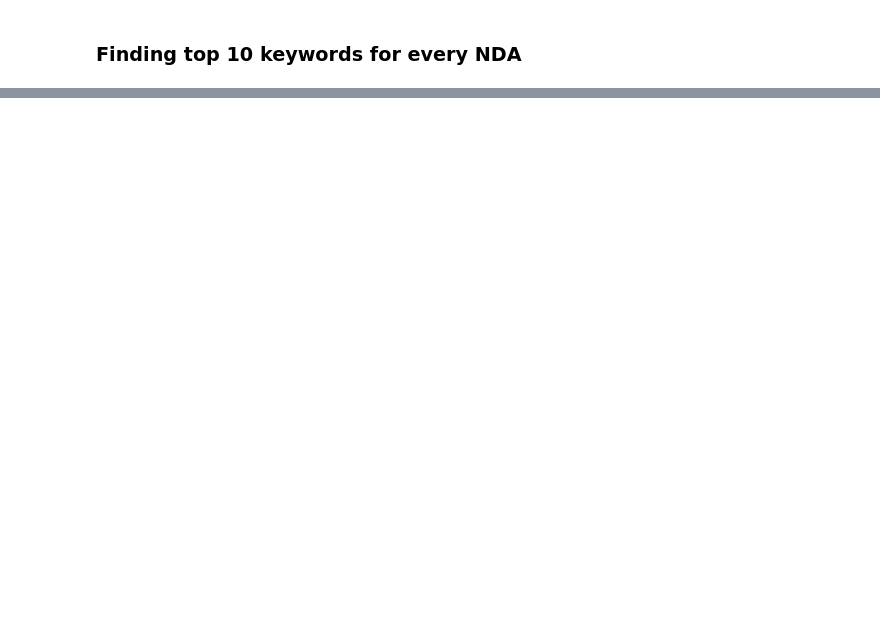
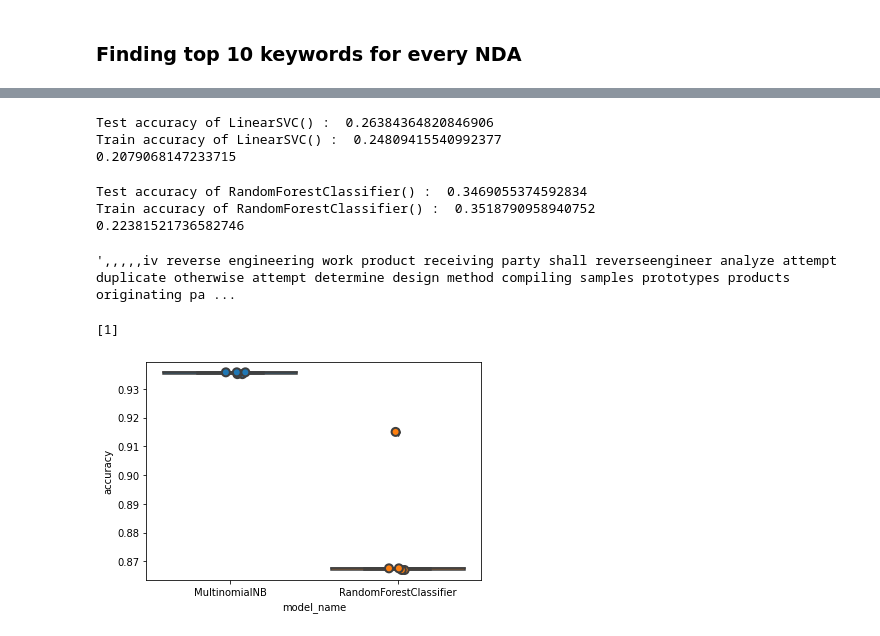
Before and after one commit to sidvsukhi/Text-Summarization-of-T-C, a Jupyter notebook: Project_ContractNLI.ipynb, the cells around one changed output, grey strips where cells are left out. Cells and saved outputs as stored; diff of their text form; code cells hidden in the pictures; blank space fills up the shorter version.

Commit message:
Model implementation changes

```diff
--- a/Project_ContractNLI.ipynb
+++ b/Project_ContractNLI.ipynb
@@ -365,4 +333,0 @@ def preprocess_text(text):
-# %%
-text_nda_df['text'] = text_nda_df['text'].apply(lambda x: preprocess_text(x))
-text_nda_df['text'] = text_nda_df['text'].apply(lambda x: ' '.join(item for item in str(x).split(' ') if item not in stopwords))
-text_nda_df
@@ -500,0 +502,3 @@ print(accuracy_score(y_test, y_pred))
+# %%
+x = text_nda_df['text'].values
+y = text_nda_df['nda_cat'].values
@@ -500,0 +525,37 @@ print(accuracy_score(y_test, y_pred))
+# %%
+from sklearn.ensemble import RandomForestClassifier
+from sklearn.svm import LinearSVC
+
+#X_train, X_test, y_train, y_test = train_test_split(x, y, test_size=0.33, random_state = 43)
+model2 = LinearSVC().fit(X_train_tfidf, y_train)
+y_pred_2 = model2.predict(X_test_counts)
+y_pred_2_train = model2.predict(X_train_counts)
+# %%
+print("Test accuracy of LinearSVC() : ", accuracy_score(y_test, y_pred_2))
+print("Train accuracy of LinearSVC() : ", accuracy_score(y_train, y_pred_2_train))
+print(f1_score(y_test, y_pred_2, average = 'weighted'))
+# %% [output]
+Test accuracy of LinearSVC() :  0.26384364820846906
+Train accuracy of LinearSVC() :  0.24809415540992377
+0.2079068147233715
+# %%
+model3 = RandomForestClassifier(n_estimators=5000,
+                                max_depth=10,
+                                random_state=50,
+                                max_features='sqrt',
+                                criterion='entropy').fit(X_train_tfidf, y_train)
+y_pred_3 = model3.predict(X_test_counts)
+y_pred_3_train = model3.predict(X_train_counts)
+
+print("Test accuracy of RandomForestClassifier() : ", accuracy_score(y_test, y_pred_3))
+print("Train accuracy of RandomForestClassifier() : ", accuracy_score(y_train, y_pred_3_train))
+print(f1_score(y_test, y_pred_3, average = 'weighted'))
+# %% [output]
+Test accuracy of RandomForestClassifier() :  0.3469055374592834
+Train accuracy of RandomForestClassifier() :  0.3518790958940752
+0.22381521736582746
+# %%
+sentences = text_nda_df.text.values.tolist()
+sentences[0]
+# %% [output]
+',,,,,iv reverse engineering work product receiving party shall reverseengineer analyze attempt duplicate otherwise attempt determine design method compiling samples prototypes products originating pa ...
@@ -500,0 +564,24 @@ print(accuracy_score(y_test, y_pred))
+# %%
+print(model3.predict(vectorizer.transform([test_string])))
+# %% [output]
+[1]
+# %%
+from sklearn.model_selection import cross_val_score
+
+entries = []
+
+models = [clf, model3]
+mod_1 = [clf, model2, model3]
+
+for model in mod_1:
+  model_name = model.__class__.__name__
+  accuracies = cross_val_score(model, X_train_tfidf, y_train, scoring='accuracy', cv=5)
+  for fold_idx, accuracy in enumerate(accuracies):
+    entries.append((model_name, fold_idx, accuracy))
+cv_df = pd.DataFrame(entries, columns=['model_name', 'fold_idx', 'accuracy'])
+sns.boxplot(x='model_name', y='accuracy', data=cv_df)
+sns.stripplot(x='model_name', y='accuracy', data=cv_df,
+              size=8, jitter=True, edgecolor="gray", linewidth=2)
+plt.show()
+# %% [output]
+[figure, added]
```
Also changed, not shown: parts of 51 cells of this notebook.
